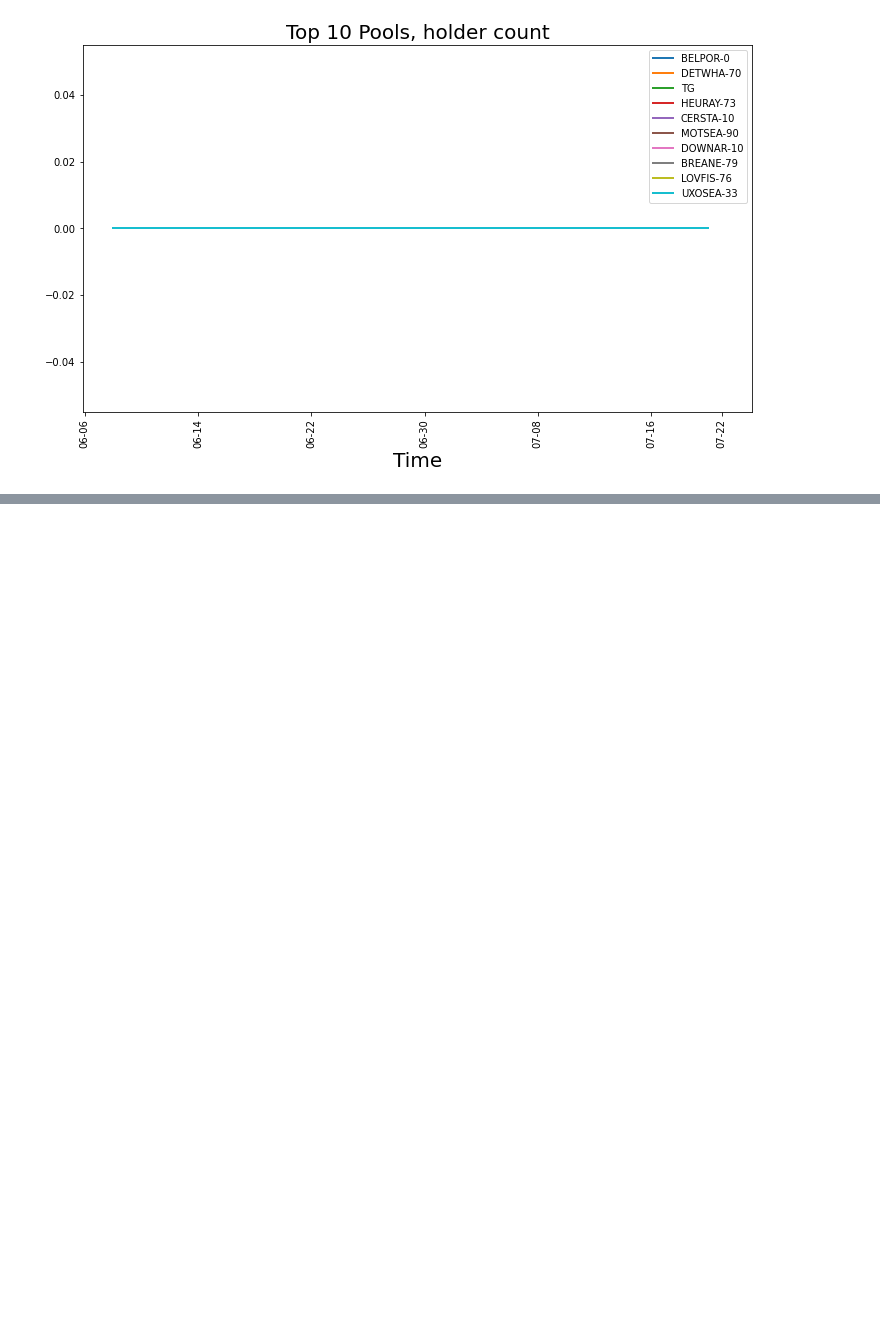
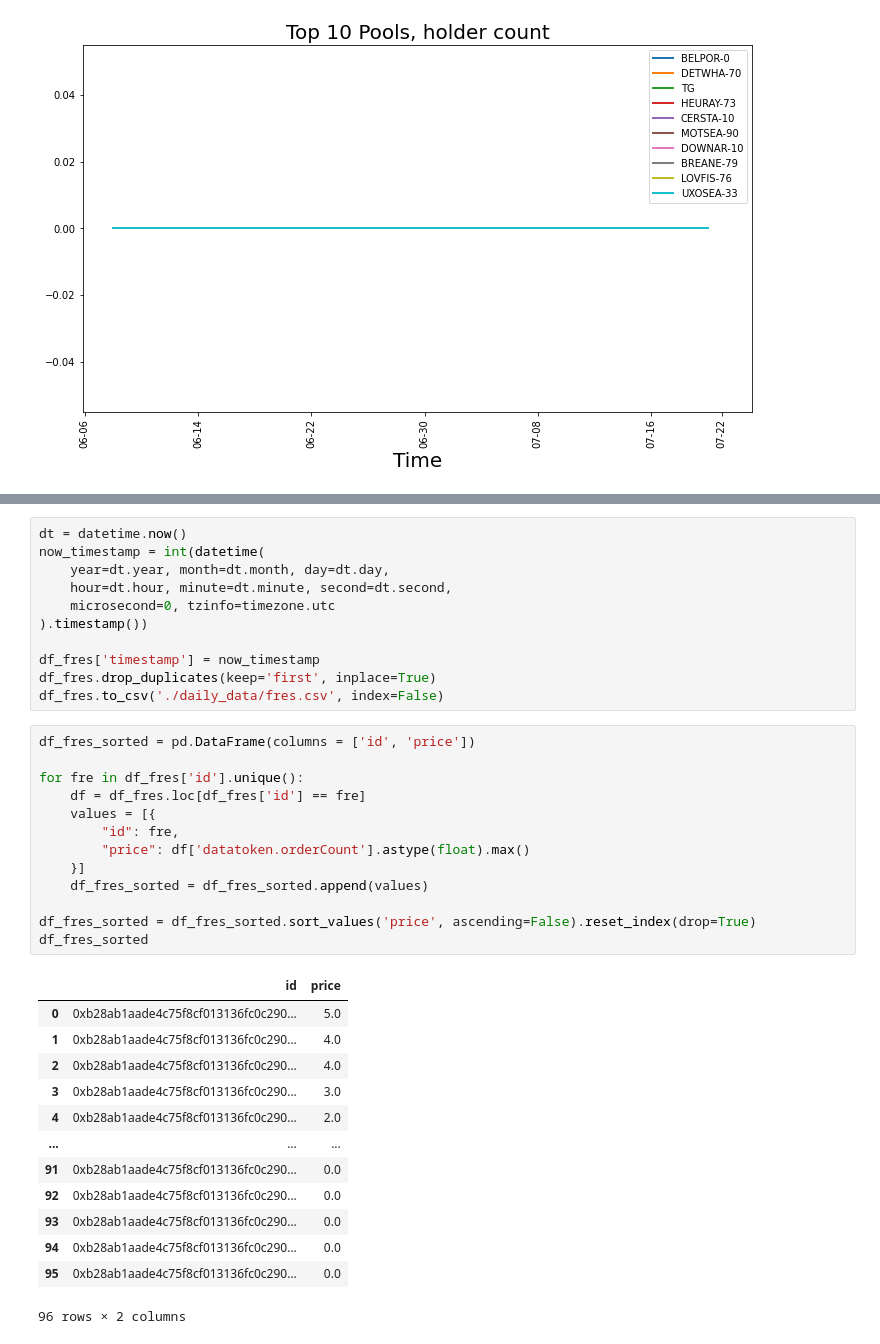
Before and after one commit to trangnv/ocean-marketplace, a Jupyter notebook: queries.ipynb, the cells around one changed output, grey strips where cells are left out. Saved outputs shown, nothing was run; the diff lists cells and outputs as text; blank space fills up the shorter version.

```diff
--- a/queries.ipynb
+++ b/queries.ipynb
@@ -652,0 +600,38 @@ fig.set_size_inches(12, 6.75)
+# %%
+dt = datetime.now()
+now_timestamp = int(datetime(
+    year=dt.year, month=dt.month, day=dt.day,
+    hour=dt.hour, minute=dt.minute, second=dt.second,
+    microsecond=0, tzinfo=timezone.utc
+).timestamp())
+
+df_fres['timestamp'] = now_timestamp
+df_fres.drop_duplicates(keep='first', inplace=True)
+df_fres.to_csv('./daily_data/fres.csv', index=False)
+# %%
+df_fres_sorted = pd.DataFrame(columns = ['id', 'price'])
+
+for fre in df_fres['id'].unique():
+    df = df_fres.loc[df_fres['id'] == fre]
+    values = [{
+        "id": fre,
+        "price": df['datatoken.orderCount'].astype(float).max()
+    }]
+    df_fres_sorted = df_fres_sorted.append(values)
+
+df_fres_sorted = df_fres_sorted.sort_values('price', ascending=False).reset_index(drop=True)
+df_fres_sorted
+# %% [output]
+|  | id | price |
+| 0 | 0xb28ab1aade4c75f8cf013136fc0c290... | 5.0 |
+| 1 | 0xb28ab1aade4c75f8cf013136fc0c290... | 4.0 |
+| 2 | 0xb28ab1aade4c75f8cf013136fc0c290... | 4.0 |
+| 3 | 0xb28ab1aade4c75f8cf013136fc0c290... | 3.0 |
+| 4 | 0xb28ab1aade4c75f8cf013136fc0c290... | 2.0 |
+| ... | ... | ... |
+| 91 | 0xb28ab1aade4c75f8cf013136fc0c290... | 0.0 |
+| 92 | 0xb28ab1aade4c75f8cf013136fc0c290... | 0.0 |
+| 93 | 0xb28ab1aade4c75f8cf013136fc0c290... | 0.0 |
+| 94 | 0xb28ab1aade4c75f8cf013136fc0c290... | 0.0 |
+| 95 | 0xb28ab1aade4c75f8cf013136fc0c290... | 0.0 |
+96 rows × 2 columns
```
Also changed, not shown: parts of 37 cells of this notebook, 2 other files.
